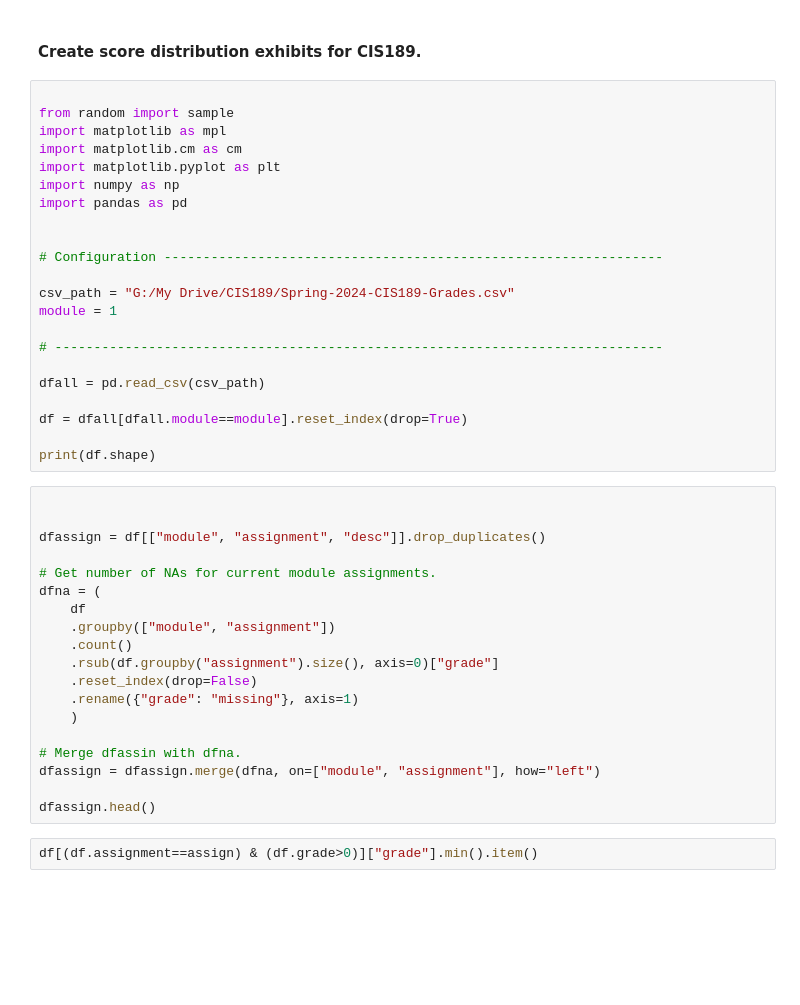
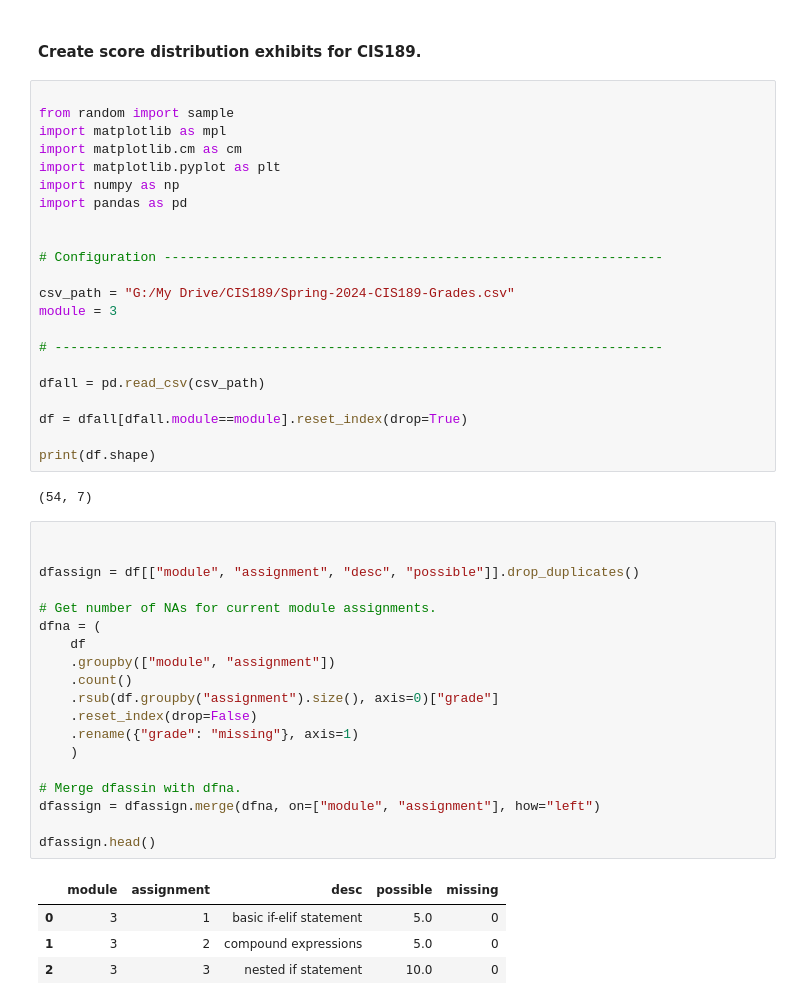
Before and after one commit to ibuys/DMACC-CIS189, a Jupyter notebook: Misc/AssignmentExhibitMaker.ipynb, the cells around one changed output. Drawn from its saved outputs; the diff is of its cells as text; blank space fills up the shorter version.

Commit message:
JDT: Module 5.

```diff
--- a/Misc/AssignmentExhibitMaker.ipynb
+++ b/Misc/AssignmentExhibitMaker.ipynb
@@ -13,7 +13,7 @@ import pandas as pd
 # Configuration ----------------------------------------------------------------
 
 csv_path = "G:/My Drive/CIS189/Spring-2024-CIS189-Grades.csv"
-module = 1
+module = 3
 
 # ------------------------------------------------------------------------------
 
@@ -22,27 +22,32 @@ dfall = pd.read_csv(csv_path)
 df = dfall[dfall.module==module].reset_index(drop=True)
 
 print(df.shape)
+# %% [output]
+(54, 7)
 # %%
 
 
-dfassign = df[["module", "assignment", "desc"]].drop_duplicates()
+dfassign = df[["module", "assignment", "desc", "possible"]].drop_duplicates()
 
 # Get number of NAs for current module assignments.
 dfna = (
     df
     .groupby(["module", "assignment"])
     .count()
     .rsub(df.groupby("assignment").size(), axis=0)["grade"]
     .reset_index(drop=False)
     .rename({"grade": "missing"}, axis=1)
     )
 
 # Merge dfassin with dfna.
 dfassign = dfassign.merge(dfna, on=["module", "assignment"], how="left")
 
 dfassign.head()
+# %% [output]
+|  | module | assignment | desc | possible | missing |
+| 0 | 3 | 1 | basic if-elif statement | 5.0 | 0 |
+| 1 | 3 | 2 | compound expressions | 5.0 | 0 |
+| 2 | 3 | 3 | nested if statement | 10.0 | 0 |
-# %%
-df[(df.assignment==assign) & (df.grade>0)]["grade"].min().item()
 # %%
 
 # color = "#E02C70"
```
Also changed, not shown: parts of 1 cell of this notebook, 25 other files.
